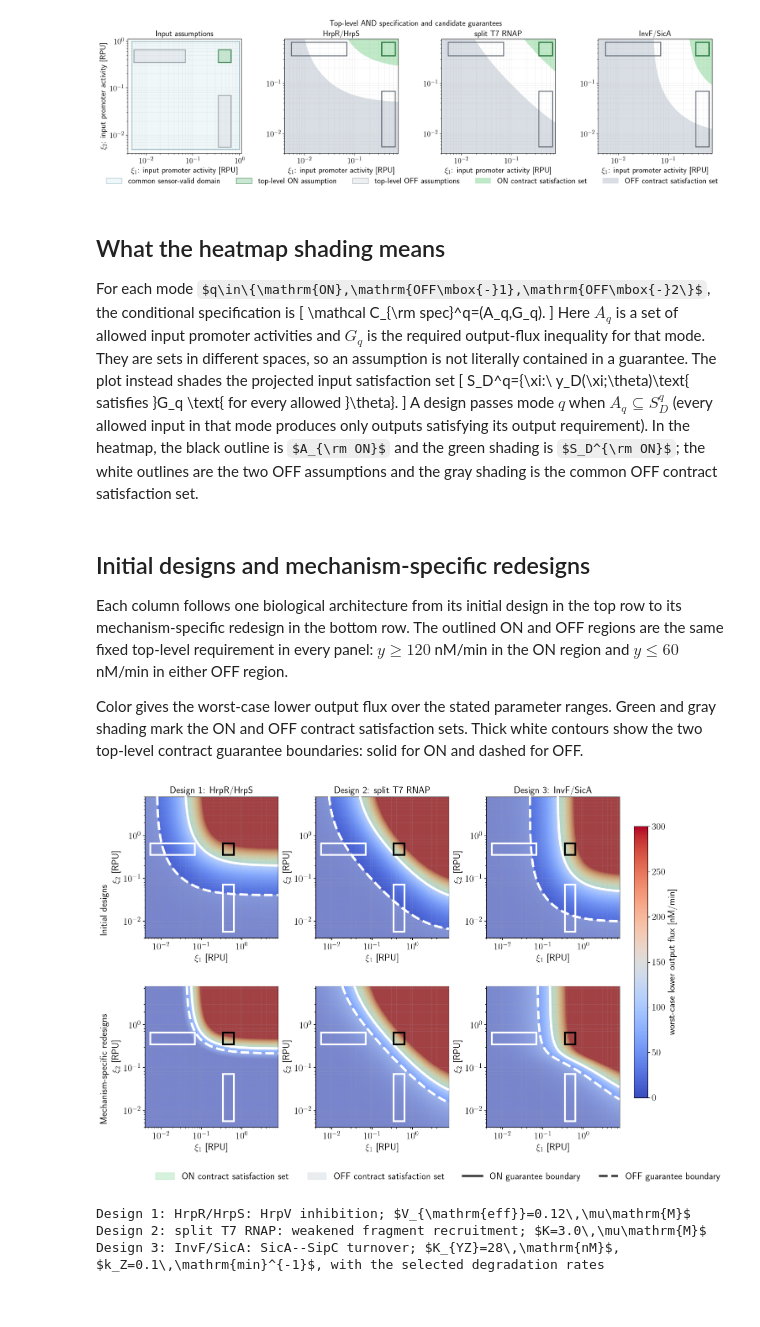
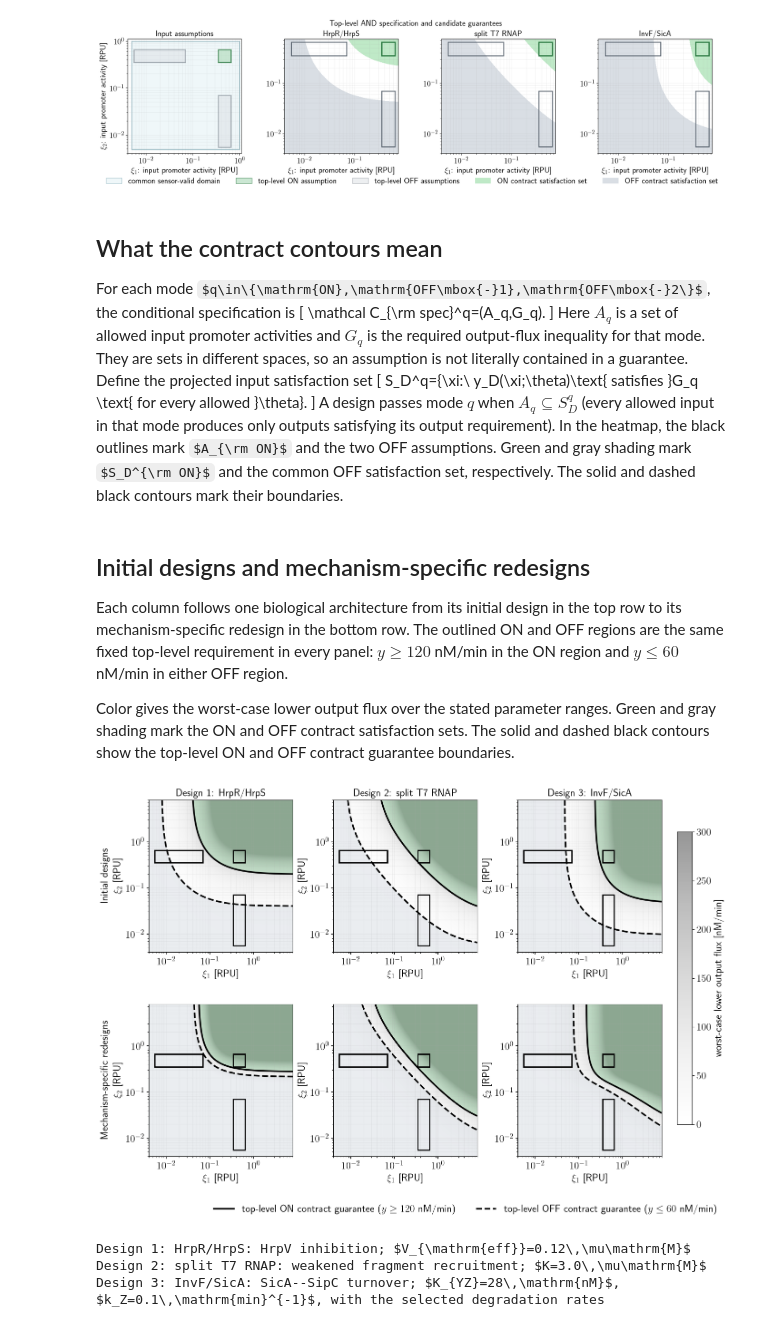
Before and after one commit to ctsd-lab/biospeak, a Jupyter notebook: compositional_example_operate_box.ipynb, the cells around one changed output. Saved outputs shown, nothing was run; the diff lists cells and outputs as text; code cells hidden in the pictures; some formulas as TeX source.

Commit message:
color map changes

```diff
--- a/compositional_example_operate_box.ipynb
+++ b/compositional_example_operate_box.ipynb
@@ -629,7 +630,7 @@ plt.show()
 # %% [output]
 [figure]
 # %% [markdown]
-## What the heatmap shading means
+## What the contract contours mean
 
 For each mode $q\in\{\mathrm{ON},\mathrm{OFF\mbox{-}1},\mathrm{OFF\mbox{-}2\}$, the
 conditional specification is
@@ -638,17 +639,18 @@ conditional specification is
 \]
 Here $A_q$ is a set of allowed input promoter activities and $G_q$ is the
 required output-flux inequality for that mode. They are sets in different
-spaces, so an assumption is not literally contained in a guarantee. The plot
-instead shades the projected input satisfaction set
+spaces, so an assumption is not literally contained in a guarantee. Define the
+projected input satisfaction set
 \[
 S_D^q=\{\xi:\ y_D(\xi;\theta)\text{ satisfies }G_q
 \text{ for every allowed }\theta\}.
 \]
 A design passes mode $q$ when $A_q\subseteq S_D^q$ (every allowed input in
 that mode produces only outputs satisfying its output requirement). In the
-heatmap, the black outline is $A_{\rm ON}$ and the green shading is
-$S_D^{\rm ON}$; the white outlines are the two OFF assumptions and the gray
-shading is the common OFF contract satisfaction set.
+heatmap, the black outlines mark $A_{\rm ON}$ and the two OFF assumptions.
+Green and gray shading mark $S_D^{\rm ON}$ and the common OFF
+satisfaction set, respectively. The solid and dashed black contours mark their
+boundaries.
 # %% [markdown]
 ## Initial designs and mechanism-specific redesigns
 
@@ -658,9 +660,9 @@ and OFF regions are the same fixed top-level requirement in every panel:
 $y\ge 120$ nM/min in the ON region and $y\le 60$ nM/min in either OFF region.
 
 Color gives the worst-case lower output flux over the stated parameter ranges.
-Green and gray shading mark the ON and OFF contract satisfaction sets. Thick
-white contours show the two top-level contract guarantee boundaries: solid for
-ON and dashed for OFF.
+Green and gray shading mark the ON and OFF contract satisfaction sets. The
+solid and dashed black contours show the top-level ON and OFF contract guarantee
+boundaries.
 # %%
 fig, axes = plt.subplots(2, 3, figsize=(16.8, 10.2))
 fig.subplots_adjust(
@@ -672,11 +674,12 @@ xi_flux = np.geomspace(0.004, 8.0, 500)
 XI1_flux, XI2_flux = np.meshgrid(xi_flux, xi_flux)
 flux_limits = (xi_flux[0], xi_flux[-1])
 vmax = 300.0
+flux_cmap = ListedColormap(plt.get_cmap("Greys")(np.linspace(0.0, 0.5, 256)))
 
 def draw_flux_panel(ax, lower, upper, title=None):
     mesh = ax.pcolormesh(
         XI1_flux, XI2_flux, lower,
-        shading="auto", cmap="coolwarm", vmin=0, vmax=vmax,
+        shading="auto", cmap=flux_cmap, vmin=0, vmax=vmax,
     )
     off_mask = upper <= off1_condition.flux_threshold
     on_mask = lower >= on_condition.flux_threshold
@@ -693,23 +696,23 @@ def draw_flux_panel(ax, lower, upper, title=None):
     if np.nanmin(upper) <= off1_condition.flux_threshold <= np.nanmax(upper):
         ax.contour(
             XI1_flux, XI2_flux, upper,
-            levels=[off1_condition.flux_threshold], colors=["white"],
-            linewidths=4.0, linestyles="dashed", zorder=4,
+            levels=[off1_condition.flux_threshold], colors=["black"],
+            linewidths=2.5, linestyles="dashed", zorder=4,
         )
     if np.nanmin(lower) <= on_condition.flux_threshold <= np.nanmax(lower):
         ax.contour(
             XI1_flux, XI2_flux, lower,
-            levels=[on_condition.flux_threshold], colors=["white"],
-            linewidths=4.0, linestyles="solid", zorder=4,
+            levels=[on_condition.flux_threshold], colors=["black"],
+            linewidths=2.5, linestyles="solid", zorder=4,
         )
     add_region(
         ax, on_condition.xi1_bounds, on_condition.xi2_bounds,
-        "none", "black", alpha=1.0, lw=3.0,
+        "none", "black", alpha=1.0, lw=2.0,
     )
     for condition in (off1_condition, off2_condition):
         add_region(
             ax, condition.xi1_bounds, condition.xi2_bounds,
-            "none", "white", alpha=1.0, lw=3.0,
+            "none", "black", alpha=1.0, lw=2.0,
         )
     if title:
         ax.set_title(title, fontsize=16, fontweight="bold")
@@ -731,53 +734,47 @@ design_titles = {
 
 for col, (core_name, candidate) in enumerate(representatives.items()):
     lower, upper = parameter_range_flux_bounds(candidate, XI1_flux, XI2_flux)
     last_mesh = draw_flux_panel(
         axes[0, col], lower, upper, design_titles[core_name]
     )
     lower_new, upper_new = redesigned_parameter_range_flux_bounds(
         candidate, XI1_flux, XI2_flux
     )
     last_mesh = draw_flux_panel(axes[1, col], lower_new, upper_new)
 
-fig.text(
-    0.018, 0.675, "Initial designs",
-    rotation=90, va="center", ha="center",
-    fontsize=16, fontweight="bold",
-)
-fig.text(
-    0.018, 0.305, "Mechanism-specific redesigns",
-    rotation=90, va="center", ha="center",
-    fontsize=16, fontweight="bold",
-)
 cbar = fig.colorbar(last_mesh, ax=axes.ravel().tolist(), shrink=0.82, pad=0.025)
 cbar.solids.set_rasterized(False)
 cbar.set_label("worst-case lower output flux [nM/min]")
 cbar.ax.tick_params(labelsize=16)
 
+for row, label in enumerate(("Initial designs", "Mechanism-specific redesigns")):
+    position = axes[row, 0].get_position()
+    fig.text(
+        0.018, 0.5 * (position.y0 + position.y1), label,
+        rotation=90, va="center", ha="center",
+        fontsize=16, fontweight="bold",
+    )
+
 legend = [
-    Patch(facecolor="#79d18b", edgecolor="#79d18b", alpha=0.30,
-          label="ON contract satisfaction set"),
-    Patch(facecolor="#cfd5dd", edgecolor="#cfd5dd", alpha=0.42,
-          label="OFF contract satisfaction set"),
-    Line2D([0], [0], color="#444444", linewidth=4.0, linestyle="solid",
-           label="ON guarantee boundary"),
-    Line2D([0], [0], color="#444444", linewidth=4.0, linestyle="dashed",
-           label="OFF guarantee boundary"),
+    Line2D([0], [0], color="black", linewidth=2.5, linestyle="solid",
+           label=r"top-level ON contract guarantee ($y\geq120$ nM/min)"),
+    Line2D([0], [0], color="black", linewidth=2.5, linestyle="dashed",
+           label=r"top-level OFF contract guarantee ($y\leq60$ nM/min)"),
 ]
 fig.legend(
     handles=legend,
     loc="lower center",
     bbox_to_anchor=(0.49, 0.025),
-    ncol=4,
+    ncol=2,
     frameon=False,
 )
 
 output_base = Path("compositional_design_flux_maps")
 fig.savefig(output_base.with_suffix(".png"), dpi=230, bbox_inches="tight")
 fig.savefig(output_base.with_suffix(".pdf"), bbox_inches="tight")
 plt.show()
 # %% [output]
-[figure, old version]
+[figure, new version]
 # %%
 redesign_notes = {
     "Design 1: HrpR/HrpS": (
```
Also changed, not shown: parts of 1 cell of this notebook, 5 other files.
